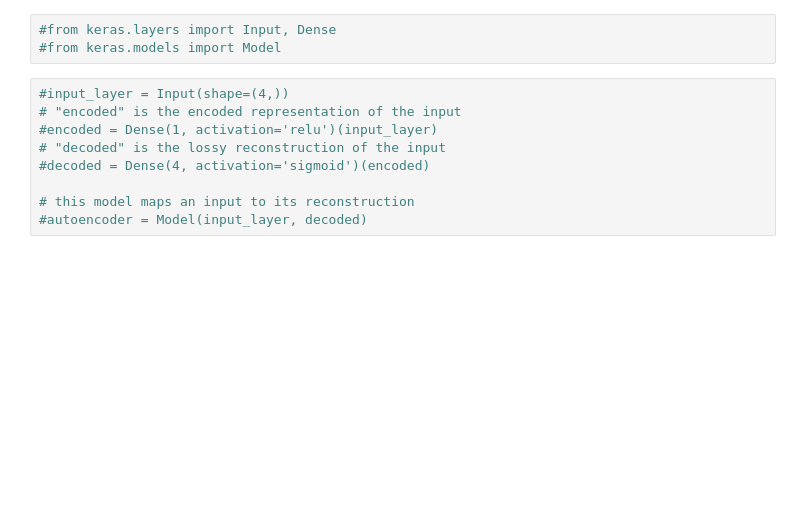
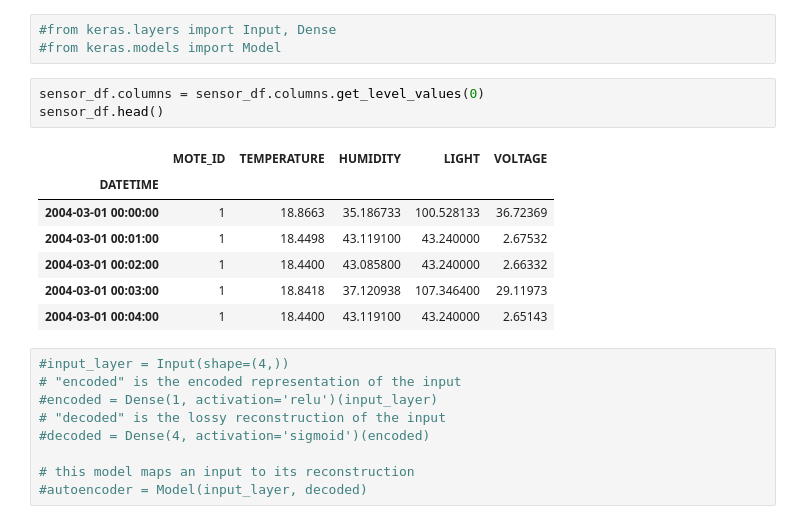
Before and after one commit to nwhitehead1/SensorAnomalyDetection, a Jupyter notebook: final_project.ipynb, the cells around one changed output. Cells and saved outputs as stored; diff of their text form; blank space fills up the shorter version.

Commit message:
Mote_ID as column

```diff
--- a/final_project.ipynb
+++ b/final_project.ipynb
@@ -152,6 +152,17 @@ sensor_df
 # %%
 #from keras.layers import Input, Dense
 #from keras.models import Model
+# %%
+sensor_df.columns = sensor_df.columns.get_level_values(0)
+sensor_df.head()
+# %% [output]
+|  | MOTE_ID | TEMPERATURE | HUMIDITY | LIGHT | VOLTAGE |
+| DATETIME |  |  |  |  |  |
+| 2004-03-01 00:00:00 | 1 | 18.8663 | 35.186733 | 100.528133 | 36.72369 |
+| 2004-03-01 00:01:00 | 1 | 18.4498 | 43.119100 | 43.240000 | 2.67532 |
+| 2004-03-01 00:02:00 | 1 | 18.4400 | 43.085800 | 43.240000 | 2.66332 |
+| 2004-03-01 00:03:00 | 1 | 18.8418 | 37.120938 | 107.346400 | 29.11973 |
+| 2004-03-01 00:04:00 | 1 | 18.4400 | 43.119100 | 43.240000 | 2.65143 |
 # %%
 #input_layer = Input(shape=(4,))
 # "encoded" is the encoded representation of the input
```
